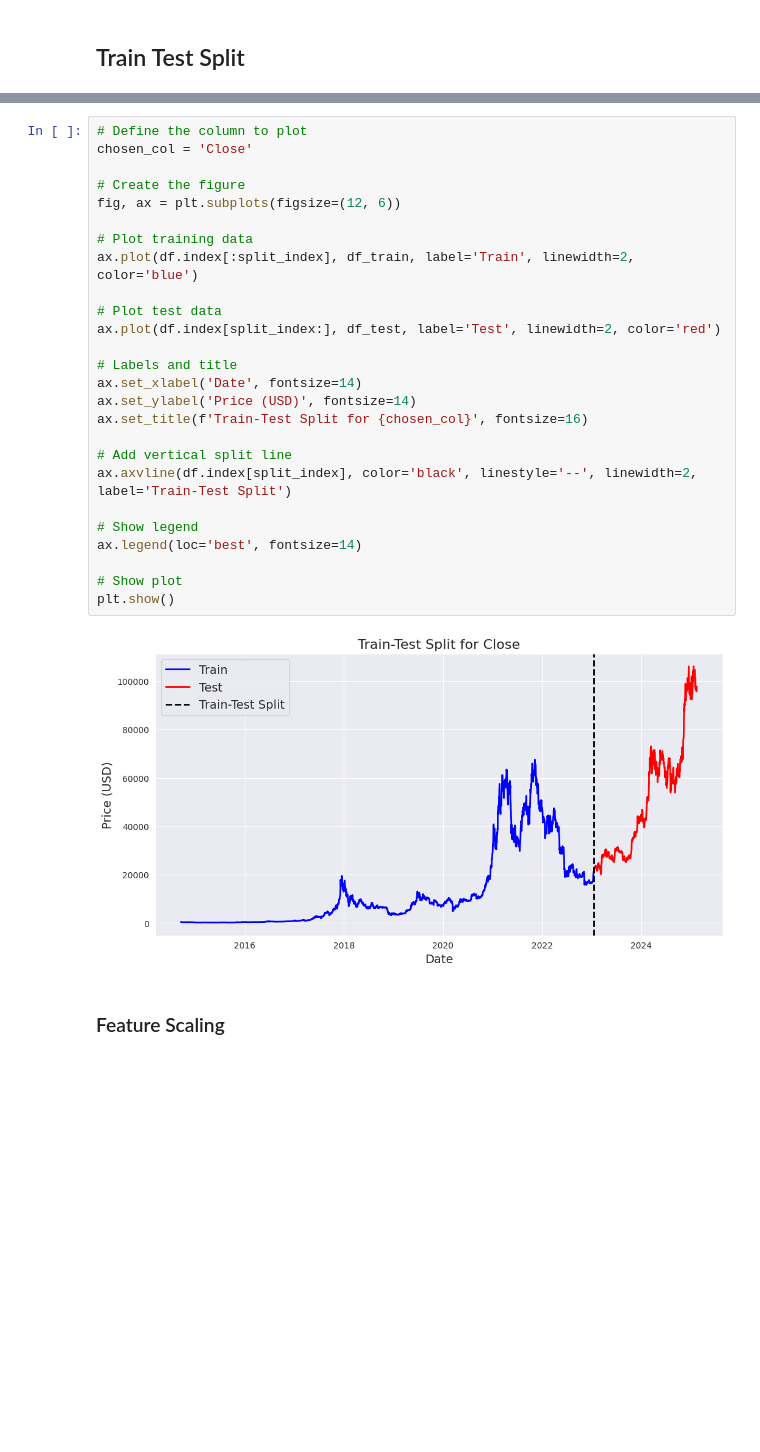
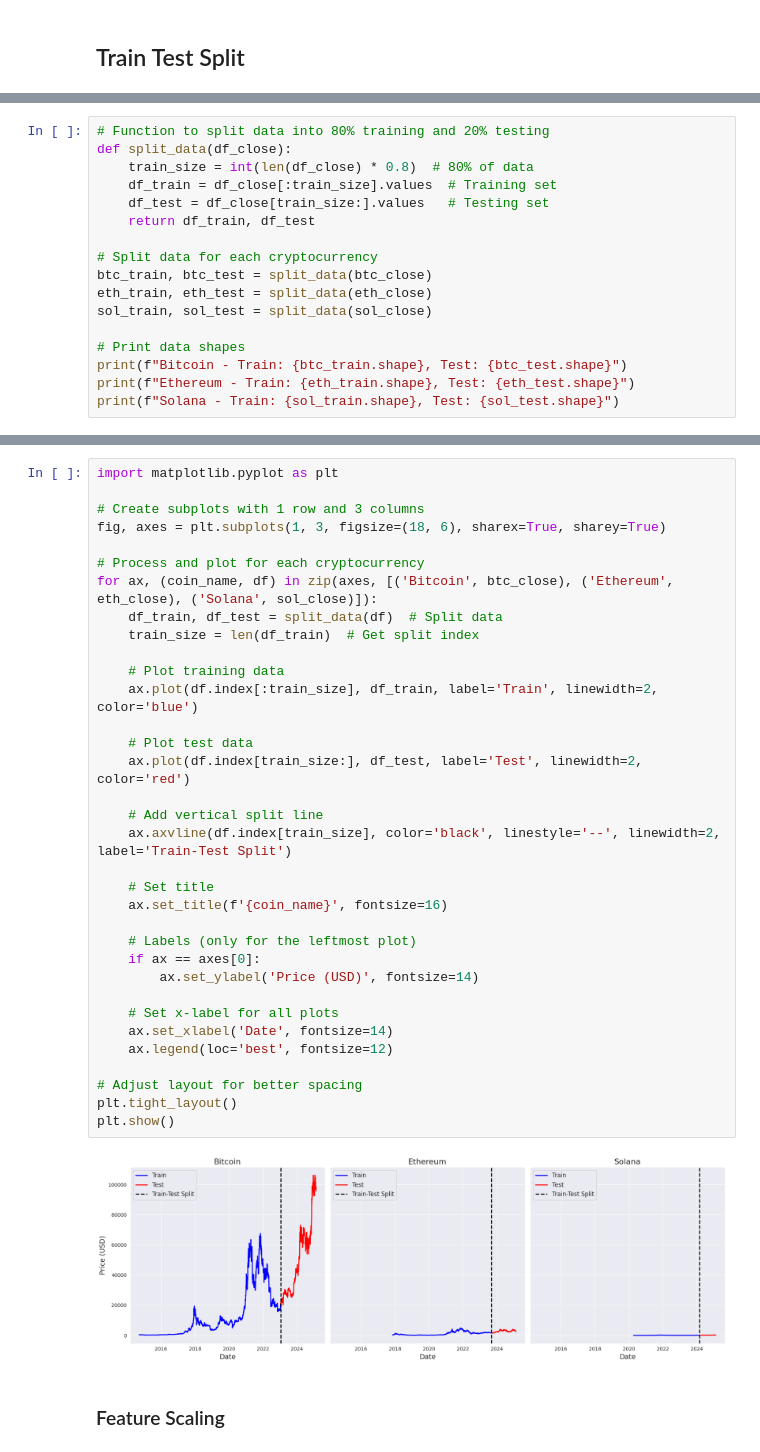
Before and after one commit to bonareri/Cryptocurrency-Price-Prediction-, a Jupyter notebook: lstm_model.ipynb, the cells around one changed output, grey strips where cells are left out. Cells and saved outputs as stored; diff of their text form; blank space fills up the shorter version.

```diff
--- a/lstm_model.ipynb
+++ b/lstm_model.ipynb
@@ -89,0 +198,17 @@ df_test.shape
+# %%
+# Function to split data into 80% training and 20% testing
+def split_data(df_close):
+    train_size = int(len(df_close) * 0.8)  # 80% of data
+    df_train = df_close[:train_size].values  # Training set
+    df_test = df_close[train_size:].values   # Testing set
+    return df_train, df_test
+
+# Split data for each cryptocurrency
+btc_train, btc_test = split_data(btc_close)
+eth_train, eth_test = split_data(eth_close)
+sol_train, sol_test = split_data(sol_close)
+
+# Print data shapes
+print(f"Bitcoin - Train: {btc_train.shape}, Test: {btc_test.shape}")
+print(f"Ethereum - Train: {eth_train.shape}, Test: {eth_test.shape}")
+print(f"Solana - Train: {sol_train.shape}, Test: {sol_test.shape}")
@@ -90,31 +219,39 @@ df_test.shape
 # %%
-# Define the column to plot
-chosen_col = 'Close'
+import matplotlib.pyplot as plt
 
-# Create the figure
-fig, ax = plt.subplots(figsize=(12, 6))
+# Create subplots with 1 row and 3 columns
+fig, axes = plt.subplots(1, 3, figsize=(18, 6), sharex=True, sharey=True)
 
-# Plot training data
-ax.plot(df.index[:split_index], df_train, label='Train', linewidth=2, color='blue')
+# Process and plot for each cryptocurrency
+for ax, (coin_name, df) in zip(axes, [('Bitcoin', btc_close), ('Ethereum', eth_close), ('Solana', sol_close)]):
+    df_train, df_test = split_data(df)  # Split data
+    train_size = len(df_train)  # Get split index
 
-# Plot test data
-ax.plot(df.index[split_index:], df_test, label='Test', linewidth=2, color='red')
+    # Plot training data
+    ax.plot(df.index[:train_size], df_train, label='Train', linewidth=2, color='blue')
 
-# Labels and title
-ax.set_xlabel('Date', fontsize=14)
-ax.set_ylabel('Price (USD)', fontsize=14)
-ax.set_title(f'Train-Test Split for {chosen_col}', fontsize=16)
+    # Plot test data
+    ax.plot(df.index[train_size:], df_test, label='Test', linewidth=2, color='red')
 
-# Add vertical split line
-ax.axvline(df.index[split_index], color='black', linestyle='--', linewidth=2, label='Train-Test Split')
+    # Add vertical split line
+    ax.axvline(df.index[train_size], color='black', linestyle='--', linewidth=2, label='Train-Test Split')
 
-# Show legend
-ax.legend(loc='best', fontsize=14)
+    # Set title
+    ax.set_title(f'{coin_name}', fontsize=16)
 
-# Show plot
+    # Labels (only for the leftmost plot)
+    if ax == axes[0]:
+        ax.set_ylabel('Price (USD)', fontsize=14)
+
+    # Set x-label for all plots
+    ax.set_xlabel('Date', fontsize=14)
+    ax.legend(loc='best', fontsize=12)
+
+# Adjust layout for better spacing
+plt.tight_layout()
 plt.show()
 # %% [output]
-[figure, old version]
+[figure, new version]
 # %% [markdown]
 ### Feature Scaling
 # %% [markdown]
```
Also changed, not shown: parts of 37 cells of this notebook.
